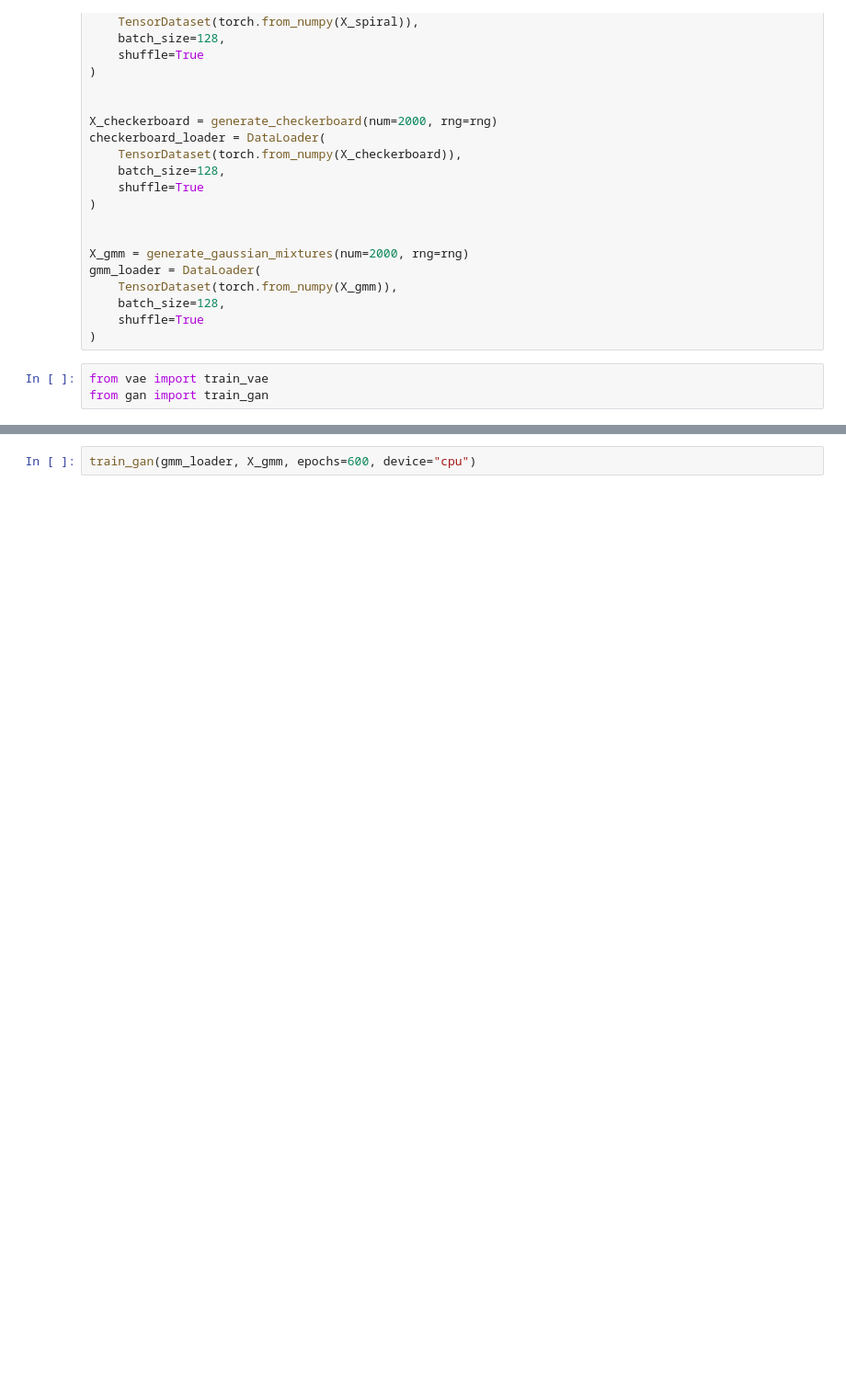
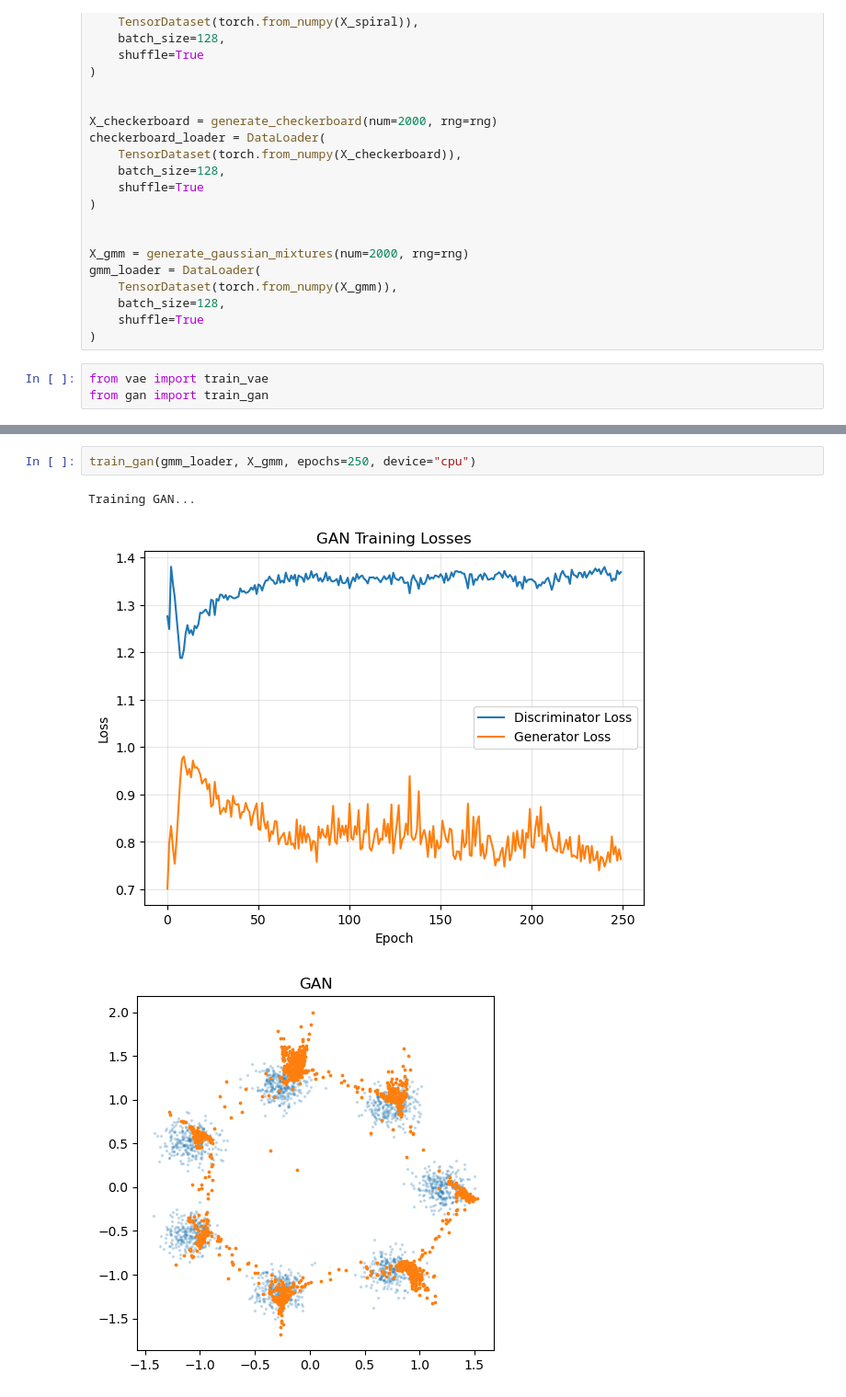
Before and after one commit to arshdeep-usc/ee660-project, a Jupyter notebook: final.ipynb, the cells around one changed output, grey strips where cells are left out. Shown at 92% size. Saved outputs shown, nothing was run; the diff lists cells and outputs as text; blank space fills up the shorter version.

```diff
--- a/final.ipynb
+++ b/final.ipynb
@@ -80,2 +90,6 @@ train_vae(gmm_loader, X_gmm, epochs=800, device="cpu")
 # %%
-train_gan(gmm_loader, X_gmm, epochs=600, device="cpu")
+train_gan(gmm_loader, X_gmm, epochs=250, device="cpu")
+# %% [output]
+Training GAN...
+[figure, added]
+[figure, added]
```
Also changed, not shown: parts of 7 cells of this notebook, 1 other file.
